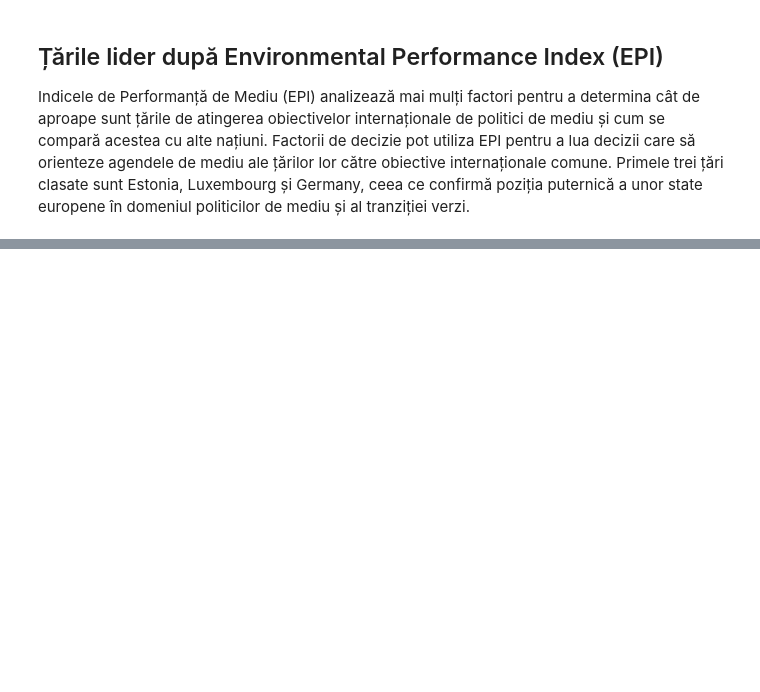
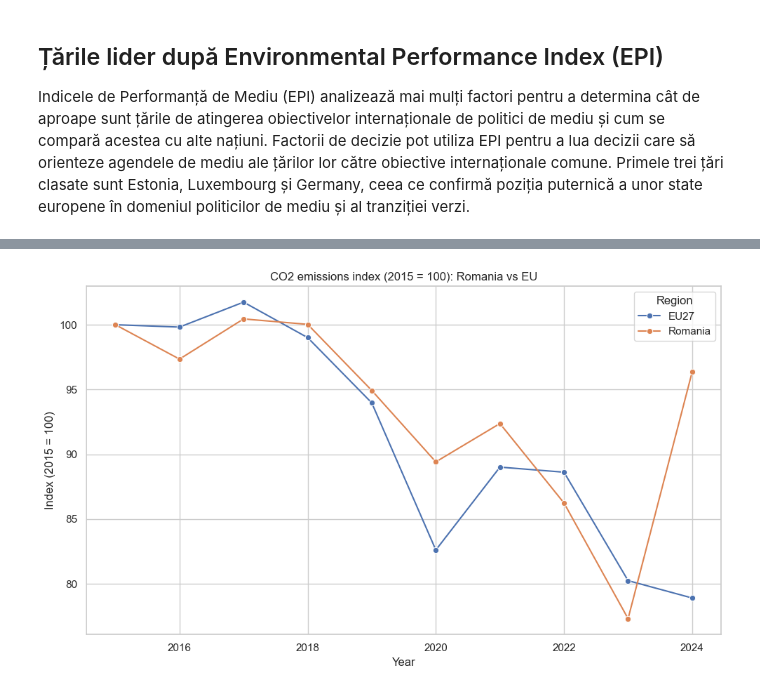
Before and after one commit to TimoscoAdelina/ICI_Proiect, a Jupyter notebook: notebooks/02_Romania_vs_Ue.ipynb, the cells around one changed output, grey strips where cells are left out. Drawn from its saved outputs; the diff is of its cells as text; code cells hidden in the pictures; blank space fills up the shorter version.

```diff
--- a/notebooks/02_Romania_vs_Ue.ipynb
+++ b/notebooks/02_Romania_vs_Ue.ipynb
@@ -168,0 +334,10 @@ Primele trei țări clasate sunt Estonia, Luxembourg și Germany, ceea ce confir
+# %%
+df_co2 = df[df["gas"] == "CO2"].copy()
+df_co2 = df_co2.sort_values(["region", "year"])
+
+df_co2["index_2015"] = (
+    df_co2.groupby("region")["value"]
+          .transform(lambda x: x / x.iloc[0] * 100)
+)
+
+df_co2
@@ -168,0 +362,13 @@ Primele trei țări clasate sunt Estonia, Luxembourg și Germany, ceea ce confir
+# %%
+plt.figure(figsize=(10, 6))
+sns.lineplot(data=df_co2, x="year", y="index_2015", hue="region", marker="o")
+
+plt.title("CO2 emissions index (2015 = 100): Romania vs EU")
+plt.xlabel("Year")
+plt.ylabel("Index (2015 = 100)")
+plt.legend(title="Region")
+plt.tight_layout()
+plt.savefig(figures_dir / "co2_index_romania_vs_eu.png", dpi=300, bbox_inches="tight")
+plt.show()
+# %% [output]
+[figure, added]
```
Also changed, not shown: parts of 35 cells of this notebook, 6 other files.
